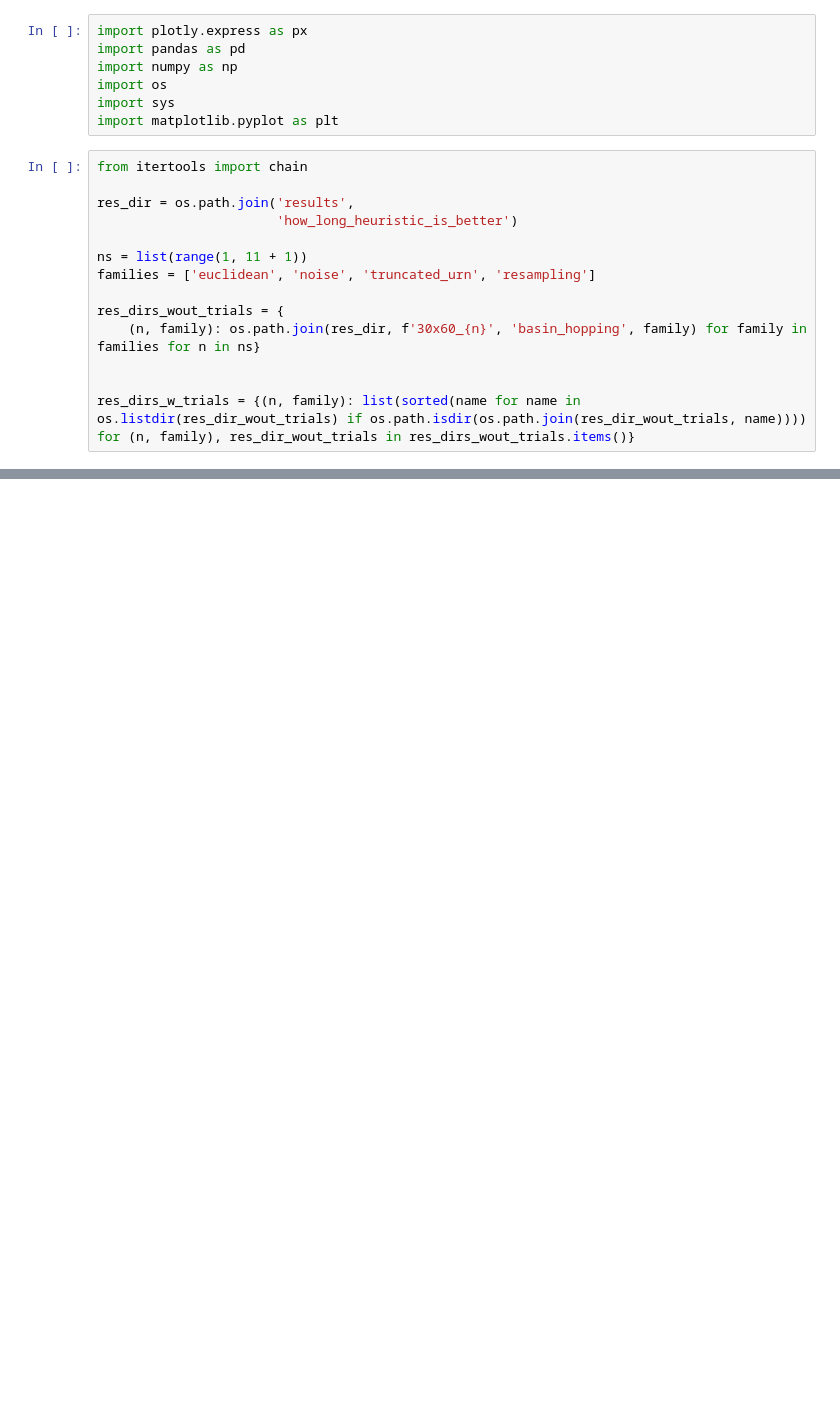
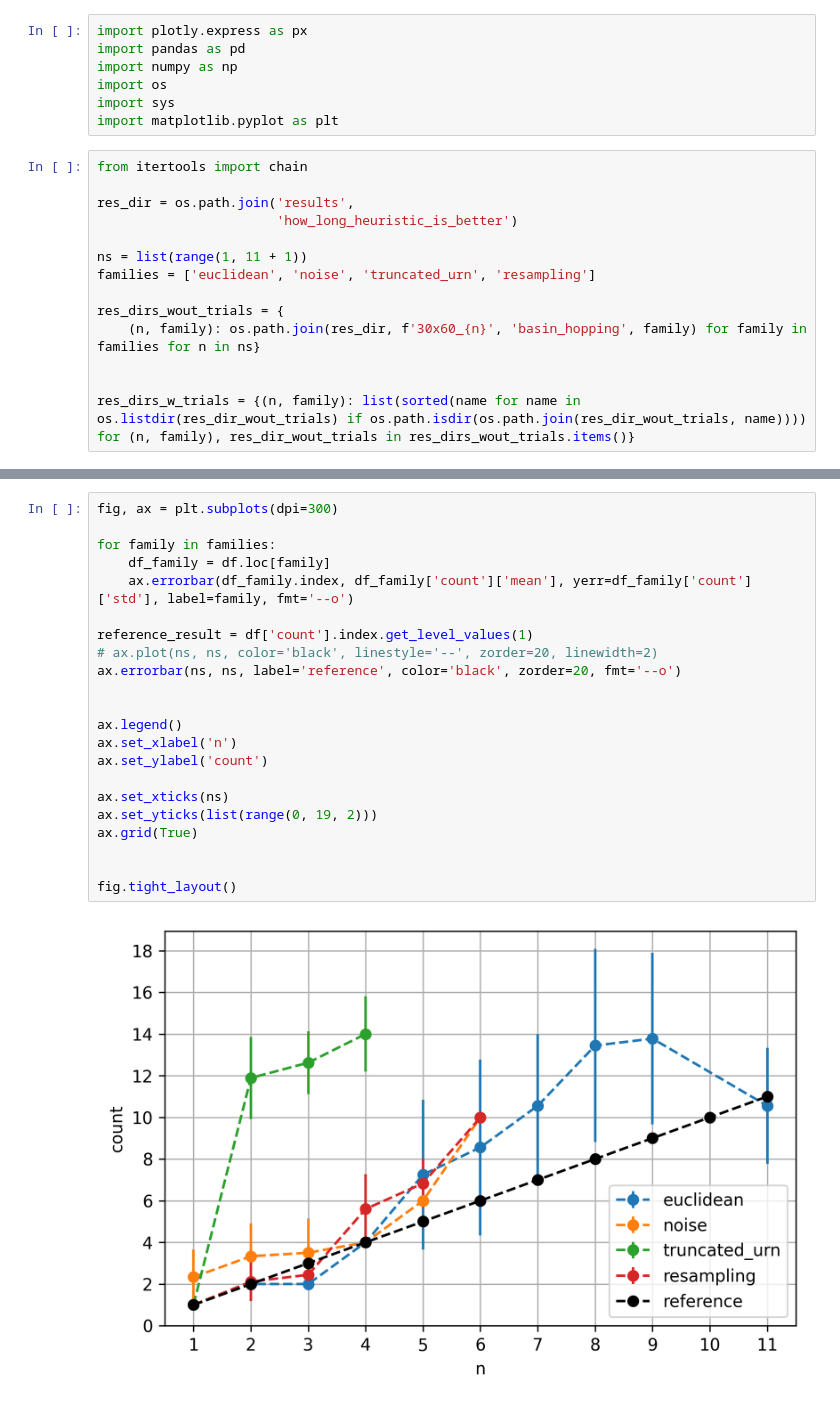
Before and after one commit to Janix4000/holes-in-elections, a Jupyter notebook: approval_l1/how_long_reference_is_better_metric.ipynb, the cells around one changed output, grey strips where cells are left out. Drawn from its saved outputs; the diff is of its cells as text; blank space fills up the shorter version.

Commit message:
Update graphs

```diff
--- a/approval_l1/how_long_reference_is_better_metric.ipynb
+++ b/approval_l1/how_long_reference_is_better_metric.ipynb
@@ -61,0 +60,24 @@ px.line(df['count'].reset_index(), x='n', y='mean', color='family', error_y='std
+# %%
+fig, ax = plt.subplots(dpi=300)
+
+for family in families:
+    df_family = df.loc[family]
+    ax.errorbar(df_family.index, df_family['count']['mean'], yerr=df_family['count']['std'], label=family, fmt='--o')
+
+reference_result = df['count'].index.get_level_values(1)
+# ax.plot(ns, ns, color='black', linestyle='--', zorder=20, linewidth=2)
+ax.errorbar(ns, ns, label='reference', color='black', zorder=20, fmt='--o')
+
+
+ax.legend()
+ax.set_xlabel('n')
+ax.set_ylabel('count')
+
+ax.set_xticks(ns)
+ax.set_yticks(list(range(0, 19, 2)))
+ax.grid(True)
+
+
+fig.tight_layout()
+# %% [output]
+[figure, added]
```
Also changed, not shown: parts of 2 cells of this notebook.
